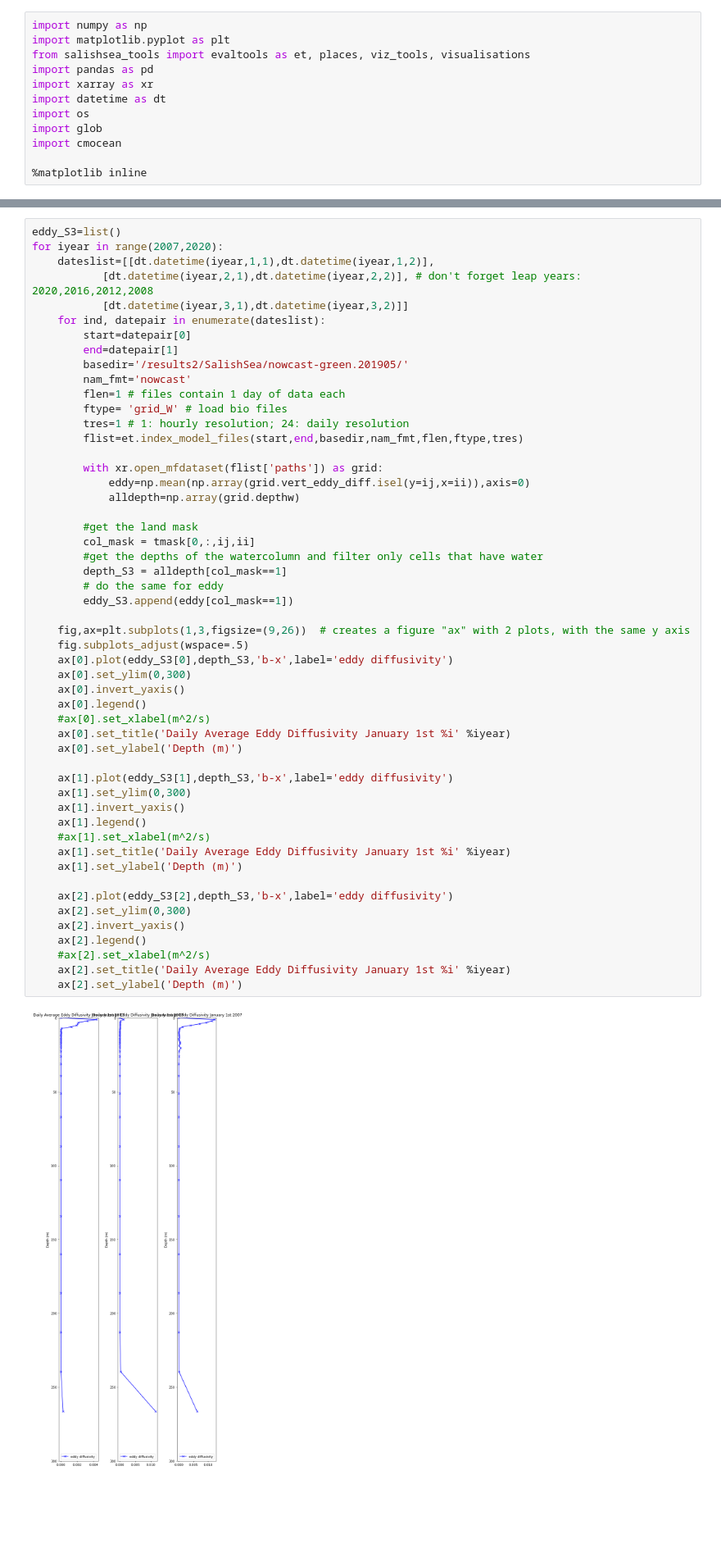
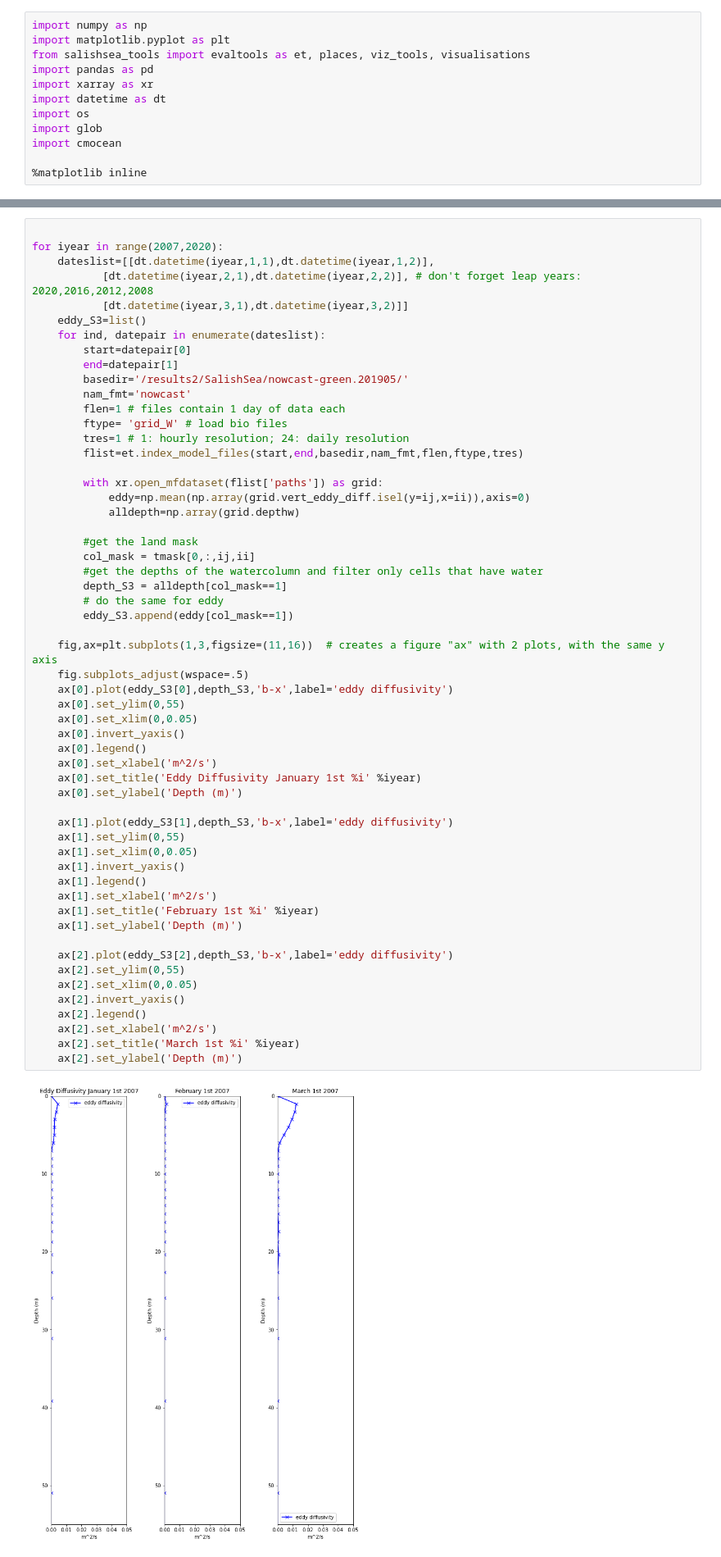
Before and after one commit to SalishSeaCast/Analysis-Aline, a Jupyter notebook: notebooks/Bloom_Timing/vertical_eddy_dissipation.ipynb, the cells around one changed output, grey strips where cells are left out. Shown at 82% size. Cells and saved outputs as stored; diff of their text form; blank space fills up the shorter version.

Commit message:
eddy dissipation for meeting

```diff
--- a/notebooks/Bloom_Timing/vertical_eddy_dissipation.ipynb
+++ b/notebooks/Bloom_Timing/vertical_eddy_dissipation.ipynb
@@ -37,11 +37,12 @@ viz_tools.set_aspect(ax,coords='map')
 1.1363636363636362
 [figure]
 # %%
-eddy_S3=list()
+
 for iyear in range(2007,2020):
     dateslist=[[dt.datetime(iyear,1,1),dt.datetime(iyear,1,2)],
            [dt.datetime(iyear,2,1),dt.datetime(iyear,2,2)], # don't forget leap years: 2020,2016,2012,2008
            [dt.datetime(iyear,3,1),dt.datetime(iyear,3,2)]]
+    eddy_S3=list()
     for ind, datepair in enumerate(dateslist):
         start=datepair[0]
         end=datepair[1]
@@ -52,41 +53,44 @@ for iyear in range(2007,2020):
         tres=1 # 1: hourly resolution; 24: daily resolution
         flist=et.index_model_files(start,end,basedir,nam_fmt,flen,ftype,tres)
 
         with xr.open_mfdataset(flist['paths']) as grid:
             eddy=np.mean(np.array(grid.vert_eddy_diff.isel(y=ij,x=ii)),axis=0)
             alldepth=np.array(grid.depthw)
 
         #get the land mask
         col_mask = tmask[0,:,ij,ii]
         #get the depths of the watercolumn and filter only cells that have water
         depth_S3 = alldepth[col_mask==1]
         # do the same for eddy
         eddy_S3.append(eddy[col_mask==1])
 
-    fig,ax=plt.subplots(1,3,figsize=(9,26))  # creates a figure "ax" with 2 plots, with the same y axis
+    fig,ax=plt.subplots(1,3,figsize=(11,16))  # creates a figure "ax" with 2 plots, with the same y axis
     fig.subplots_adjust(wspace=.5)
     ax[0].plot(eddy_S3[0],depth_S3,'b-x',label='eddy diffusivity')
-    ax[0].set_ylim(0,300)
+    ax[0].set_ylim(0,55)
+    ax[0].set_xlim(0,0.05)
     ax[0].invert_yaxis()
     ax[0].legend()
-    #ax[0].set_xlabel(m^2/s)
-    ax[0].set_title('Daily Average Eddy Diffusivity January 1st %i' %iyear)
+    ax[0].set_xlabel('m^2/s')
+    ax[0].set_title('Eddy Diffusivity January 1st %i' %iyear)
     ax[0].set_ylabel('Depth (m)')
 
     ax[1].plot(eddy_S3[1],depth_S3,'b-x',label='eddy diffusivity')
-    ax[1].set_ylim(0,300)
+    ax[1].set_ylim(0,55)
+    ax[1].set_xlim(0,0.05)
     ax[1].invert_yaxis()
     ax[1].legend()
-    #ax[1].set_xlabel(m^2/s)
-    ax[1].set_title('Daily Average Eddy Diffusivity January 1st %i' %iyear)
+    ax[1].set_xlabel('m^2/s')
+    ax[1].set_title('February 1st %i' %iyear)
     ax[1].set_ylabel('Depth (m)')
 
     ax[2].plot(eddy_S3[2],depth_S3,'b-x',label='eddy diffusivity')
-    ax[2].set_ylim(0,300)
+    ax[2].set_ylim(0,55)
+    ax[2].set_xlim(0,0.05)
     ax[2].invert_yaxis()
     ax[2].legend()
-    #ax[2].set_xlabel(m^2/s)
-    ax[2].set_title('Daily Average Eddy Diffusivity January 1st %i' %iyear)
+    ax[2].set_xlabel('m^2/s')
+    ax[2].set_title('March 1st %i' %iyear)
     ax[2].set_ylabel('Depth (m)')
 # %% [output]
-[figure, old version]
+[figure, new version]
```
Also changed, not shown: parts of 4 cells of this notebook, 1 other file.
